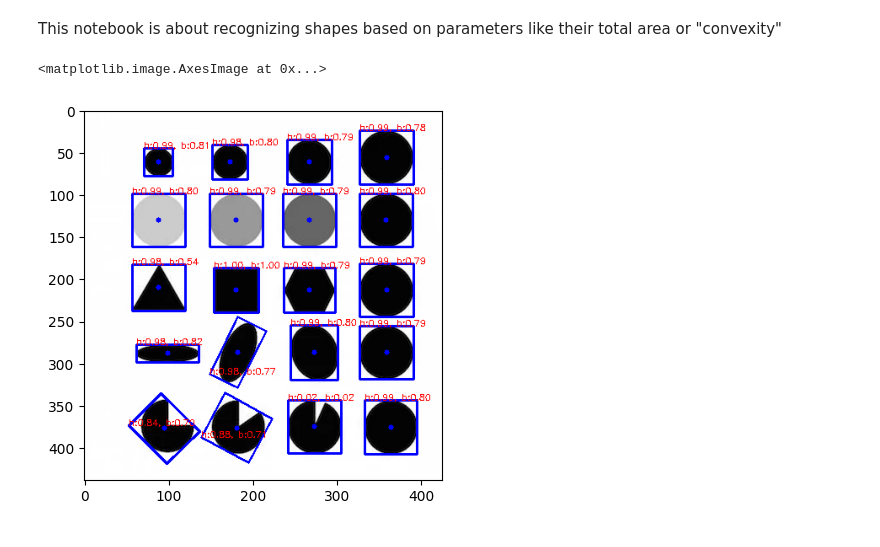
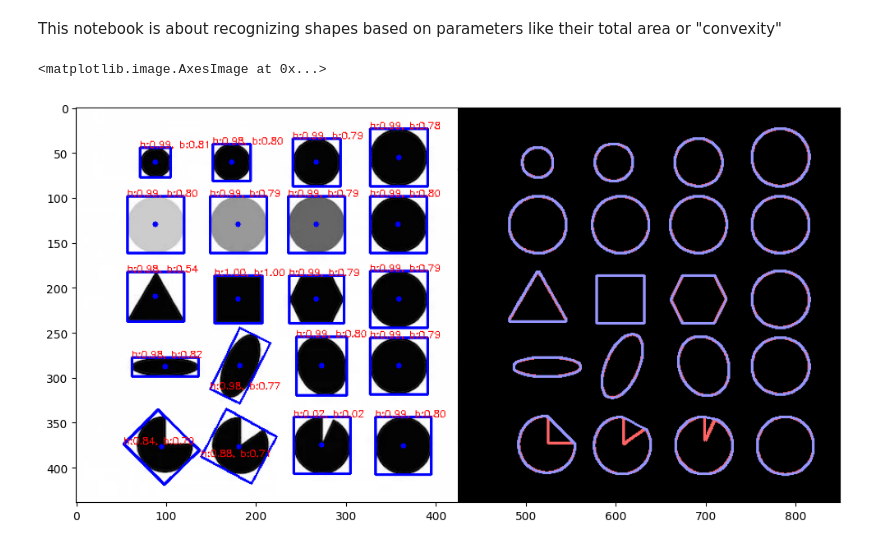
Before and after one commit to kyflores/cv2438, a Jupyter notebook: 4_identifying_shapes/shapes.ipynb, the cells around one changed output. Cells and saved outputs as stored; diff of their text form; code cells hidden in the pictures.

Commit message:
Fix bug with contours and more apriltag images

```diff
--- a/4_identifying_shapes/shapes.ipynb
+++ b/4_identifying_shapes/shapes.ipynb
@@ -26,9 +26,9 @@ def draw(img, contour_list, hull_list):
     height = img.shape[1]
     output_img = np.copy(img)
     ct_only = np.zeros_like(img)
+    cv2.drawContours(ct_only, contour_list, -1, color = (255, 100, 100), thickness = 2)
+    cv2.drawContours(ct_only, hull_list, -1, color = (150, 150, 255), thickness = 2)
     for contour, hull in zip(contour_list, hull_list):
-        cv2.drawContours(ct_only, contour, -1, color = (255, 255, 255), thickness = 2)
-
         rect = cv2.minAreaRect(contour)
         center, size, angle = rect
         center = tuple([int(dim) for dim in center]) # Convert to int so we can draw
@@ -58,7 +58,8 @@ edges = cv2.Canny(as_gray(blobimg), 100, 200)
 ctrs = contours(edges, 1)
 hulls = convex_hulls(ctrs)
 # %%
-plt.imshow(draw(blobimg, ctrs, hulls)[0], cmap='gray')
+plt.rcParams["figure.figsize"] = (12,12)
+plt.imshow(cv2.hconcat(draw(blobimg, ctrs, hulls)), cmap='gray')
 # %% [output]
 <matplotlib.image.AxesImage at 0x...>
-[figure, old version]
+[figure, new version]
```
Also changed, not shown: 18 other files.
